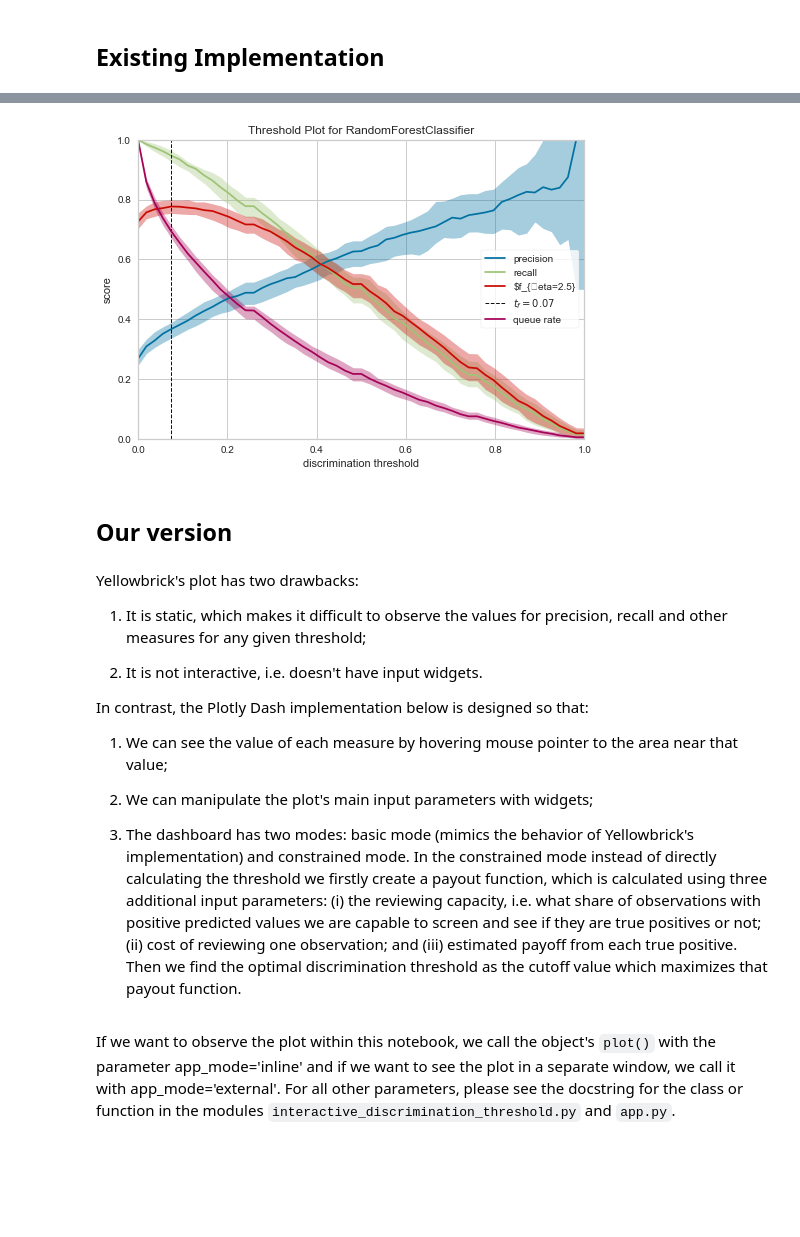
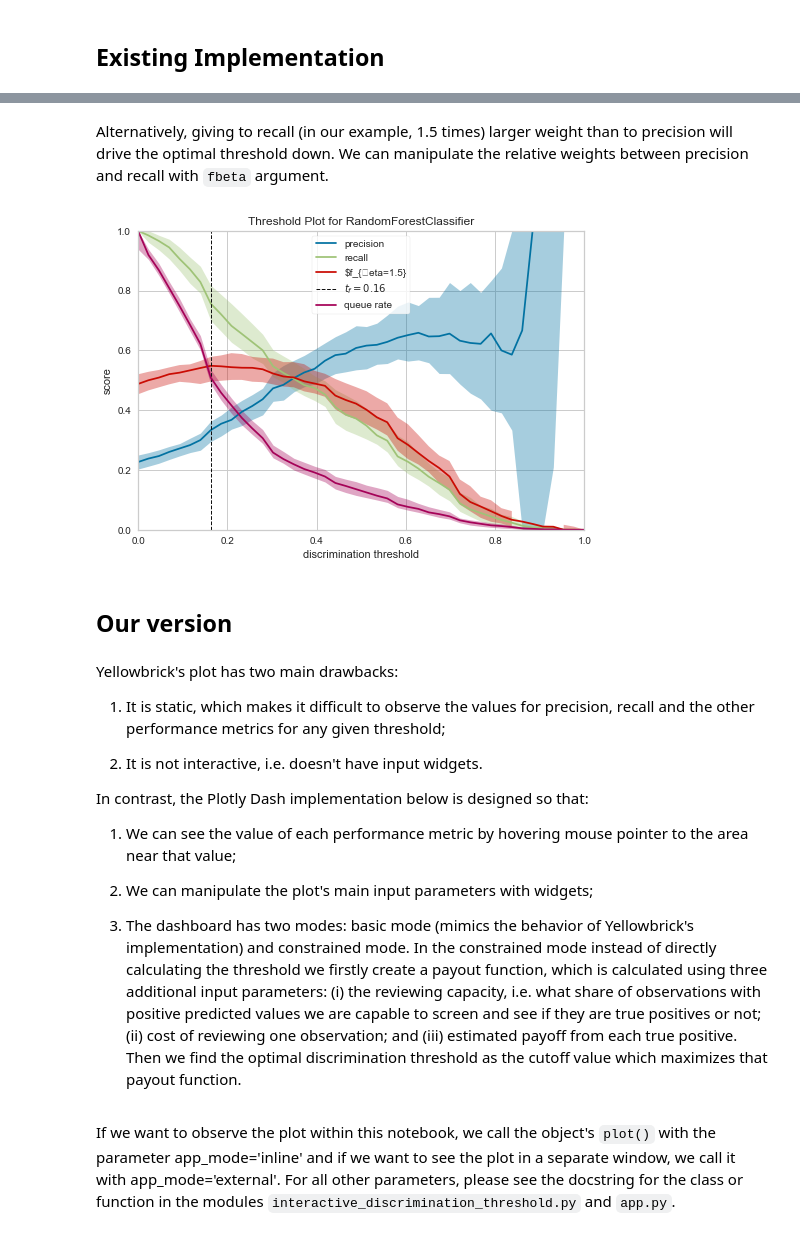
Before and after one commit to poghostick/discrimination-threshold, a Jupyter notebook: Discrimination-Threshold.ipynb, the cells around one changed output, grey strips where cells are left out. Drawn from its saved outputs; the diff is of its cells as text; code cells hidden in the pictures; blank space fills up the shorter version.

```diff
--- a/Discrimination-Threshold.ipynb
+++ b/Discrimination-Threshold.ipynb
@@ -21,2 +21,2 @@ In this section we build a pipeline with a random forest classifier and train it
 # %%
-X, y = fetch_openml(name='telco-customer-churn', return_X_y=True, as_frame=True)
+X, y = fetch_openml(data_id=42477, return_X_y=True, as_frame=True)
@@ -25,40 +66 @@ Before feeding the data to the pipeline, we clean and transform it to avoid any
-# %%
-def transform_data(df: pd.DataFrame) -> pd.DataFrame:
-    "Transform non-numeric columns into categorical type and clean data."
-    df = df.copy()
-    df['gender'] = (
-        df['gender'].astype(CategoricalDtype(categories=['Male', 'Female']))
-    )
-    for col in ['Partner', 'Dependents', 'PhoneService', 'PaperlessBilling']:
-        df[col] = df[col].astype(CategoricalDtype(categories=['No', 'Yes']))
-    for col in ['OnlineSecurity', 'OnlineBackup',
-                'DeviceProtection', 'TechSupport',
-                'StreamingTV', 'StreamingMovies']:
-        cat_values = ['No', 'Yes', 'No internet service']
-        df[col] = df[col].astype(CategoricalDtype(categories=cat_values))
-    df['InternetService'] = (
-        df['InternetService']
-        .astype(CategoricalDtype(categories=['Fiber optic', 'DSL', 'No']))
-    )
-    df['MultipleLines'] = (
-        df['MultipleLines']
-        .astype(CategoricalDtype(categories=['No', 'Yes', 'No phone service']))
-    )
-    contract_categories = ['Month-to-month', 'Two year', 'One year']
-    df['Contract'] = (
-        X['Contract']
-        .astype(CategoricalDtype(categories=contract_categories))
-    )
-    paymethod_categories = ['Electronic check', 'Mailed check',
-                            'Bank transfer (automatic)',
-                            'Credit card (automatic)']
-    df['PaymentMethod'] = (
-        df['PaymentMethod']
-        .astype(CategoricalDtype(categories=paymethod_categories))
-    )
-    df.loc[df['TotalCharges'] == ' ', 'TotalCharges'] = '0'
-    df['TotalCharges'] = df['TotalCharges'].astype(float)
-    return df
-
-X = transform_data(X)
 # %% [markdown]
@@ -80,21 +88,23 @@ Most likely, there are several Python implementations of the DS plot, but we wil
+# %% [markdown]
+Alternatively, giving to recall (in our example, 1.5 times) larger weight than to precision will drive the optimal threshold down. We can manipulate the relative weights between precision and recall with `fbeta` argument.
 # %%
 with warnings.catch_warnings():
     warnings.filterwarnings('ignore')
-    discrimination_threshold(model, X, (y == 'Yes').astype(int), fbeta=2.5)
+    discrimination_threshold(model, X, y, fbeta=1.5)
 # %% [output]
-[figure, old version]
+[figure, new version]
 # %% [markdown]
 ## Our version
 # %% [markdown]
-Yellowbrick's plot has two drawbacks:
+Yellowbrick's plot has two main drawbacks:
 
-1) It is static, which makes it difficult to observe the values for precision, recall and other measures for any given threshold;
+1) It is static, which makes it difficult to observe the values for precision, recall and the other performance metrics for any given threshold;
 
 2) It is not interactive, i.e. doesn't have input widgets.
 
 In contrast, the Plotly Dash implementation below is designed so that:
 
-1) We can see the value of each measure by hovering mouse pointer to the area near that value;
+1) We can see the value of each performance metric by hovering mouse pointer to the area near that value;
 
 2) We can manipulate the plot's main input parameters with widgets;
 
```
Also changed, not shown: parts of 9 cells of this notebook.
